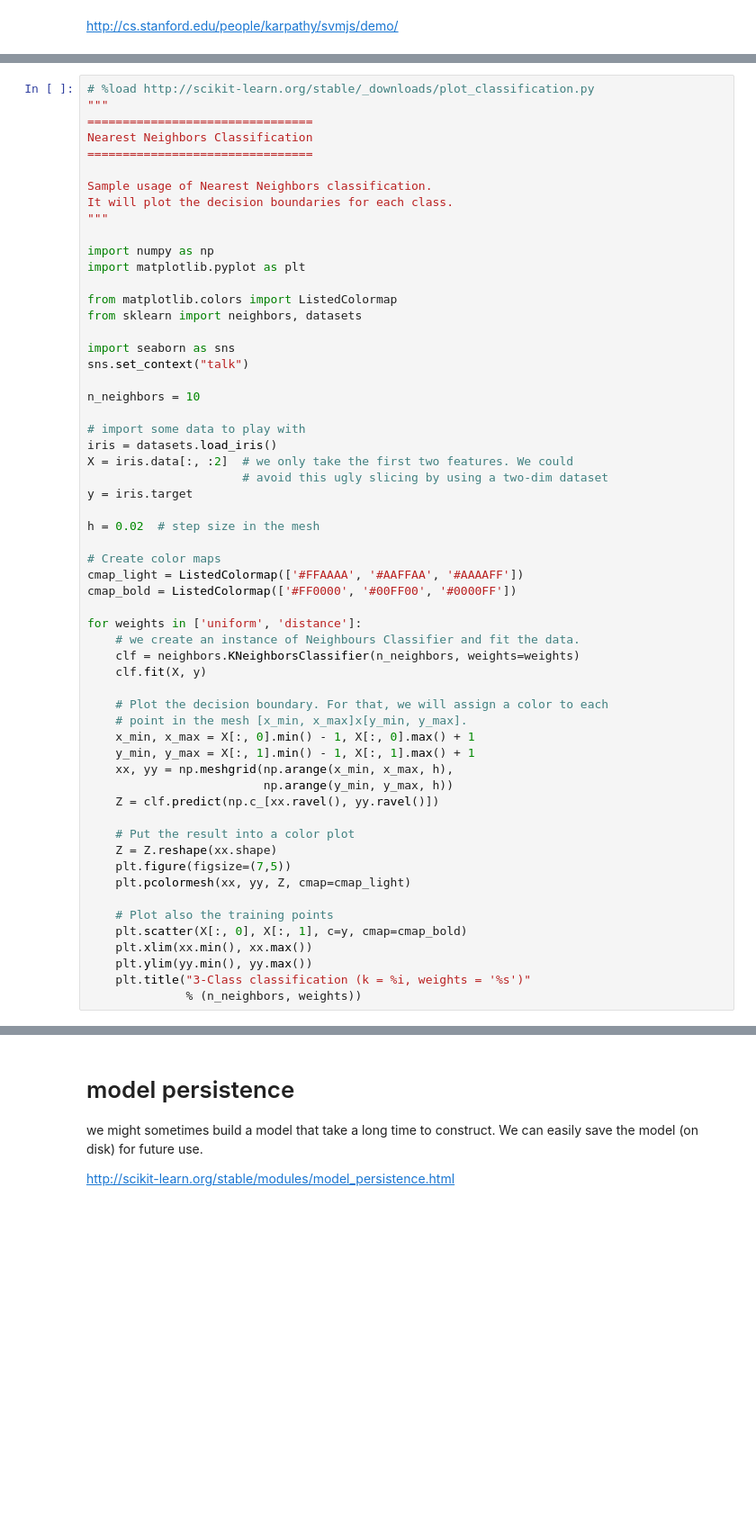
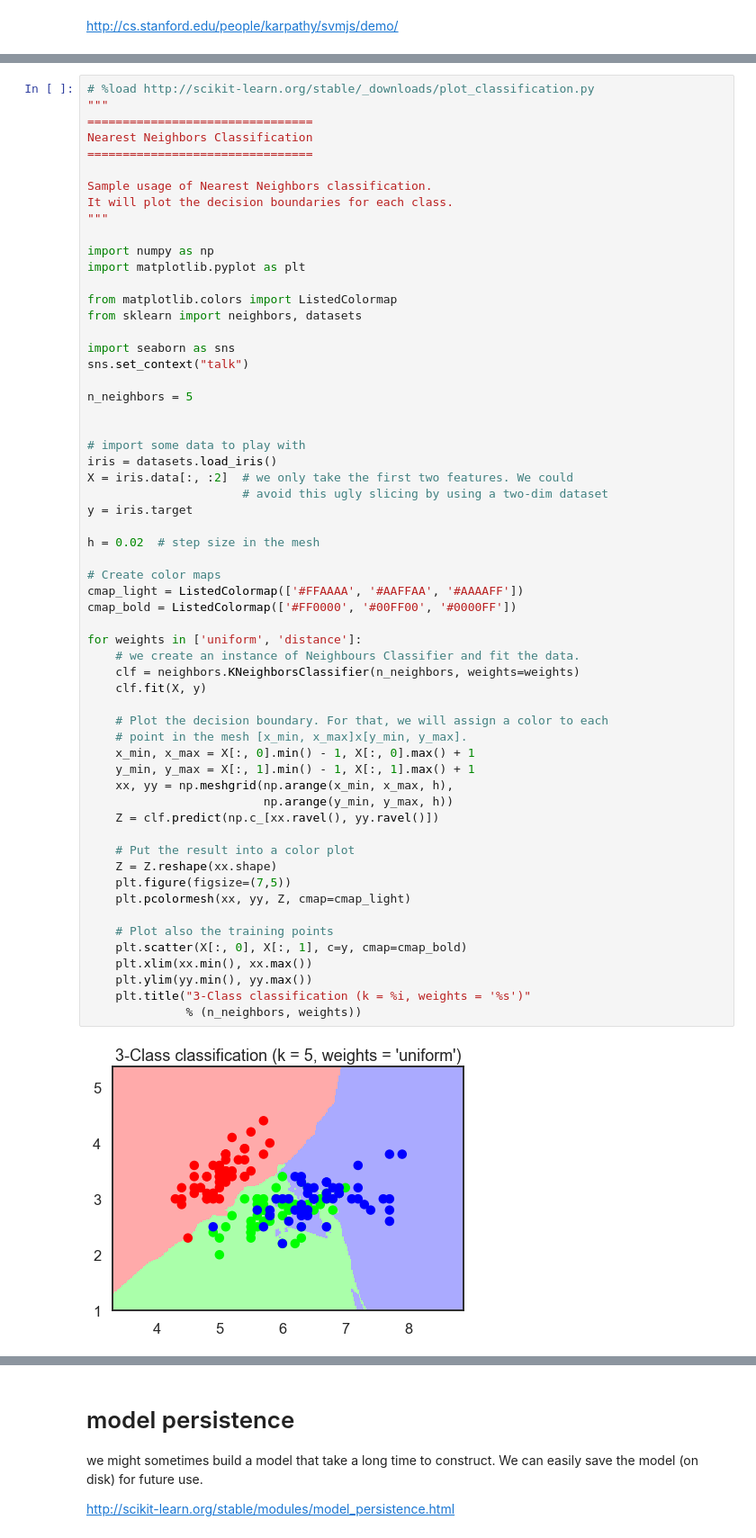
Before and after one commit to profjsb/python-seminar, a Jupyter notebook: DataFiles_and_Notebooks/06_machine_learning_1/02_supervised_classification.ipynb, the cells around one changed output, grey strips where cells are left out. Shown at 90% size. Drawn from its saved outputs; the diff is of its cells as text; blank space fills up the shorter version.

```diff
--- a/DataFiles_and_Notebooks/06_machine_learning_1/02_supervised_classification.ipynb
+++ b/DataFiles_and_Notebooks/06_machine_learning_1/02_supervised_classification.ipynb
@@ -148,7 +177,8 @@ from sklearn import neighbors, datasets
 import seaborn as sns
 sns.set_context("talk")
 
-n_neighbors = 10
+n_neighbors = 5
+
 
 # import some data to play with
 iris = datasets.load_iris()
@@ -159,30 +189,32 @@ y = iris.target
 h = 0.02  # step size in the mesh
 
 # Create color maps
 cmap_light = ListedColormap(['#FFAAAA', '#AAFFAA', '#AAAAFF'])
 cmap_bold = ListedColormap(['#FF0000', '#00FF00', '#0000FF'])
 
 for weights in ['uniform', 'distance']:
     # we create an instance of Neighbours Classifier and fit the data.
     clf = neighbors.KNeighborsClassifier(n_neighbors, weights=weights)
     clf.fit(X, y)
 
     # Plot the decision boundary. For that, we will assign a color to each
     # point in the mesh [x_min, x_max]x[y_min, y_max].
     x_min, x_max = X[:, 0].min() - 1, X[:, 0].max() + 1
     y_min, y_max = X[:, 1].min() - 1, X[:, 1].max() + 1
     xx, yy = np.meshgrid(np.arange(x_min, x_max, h),
                          np.arange(y_min, y_max, h))
     Z = clf.predict(np.c_[xx.ravel(), yy.ravel()])
 
     # Put the result into a color plot
     Z = Z.reshape(xx.shape)
     plt.figure(figsize=(7,5))
     plt.pcolormesh(xx, yy, Z, cmap=cmap_light)
 
     # Plot also the training points
     plt.scatter(X[:, 0], X[:, 1], c=y, cmap=cmap_bold)
     plt.xlim(xx.min(), xx.max())
     plt.ylim(yy.min(), yy.max())
     plt.title("3-Class classification (k = %i, weights = '%s')"
               % (n_neighbors, weights))
+# %% [output]
+[figure, added]
```
Also changed, not shown: parts of 14 cells of this notebook, 11 other files.
